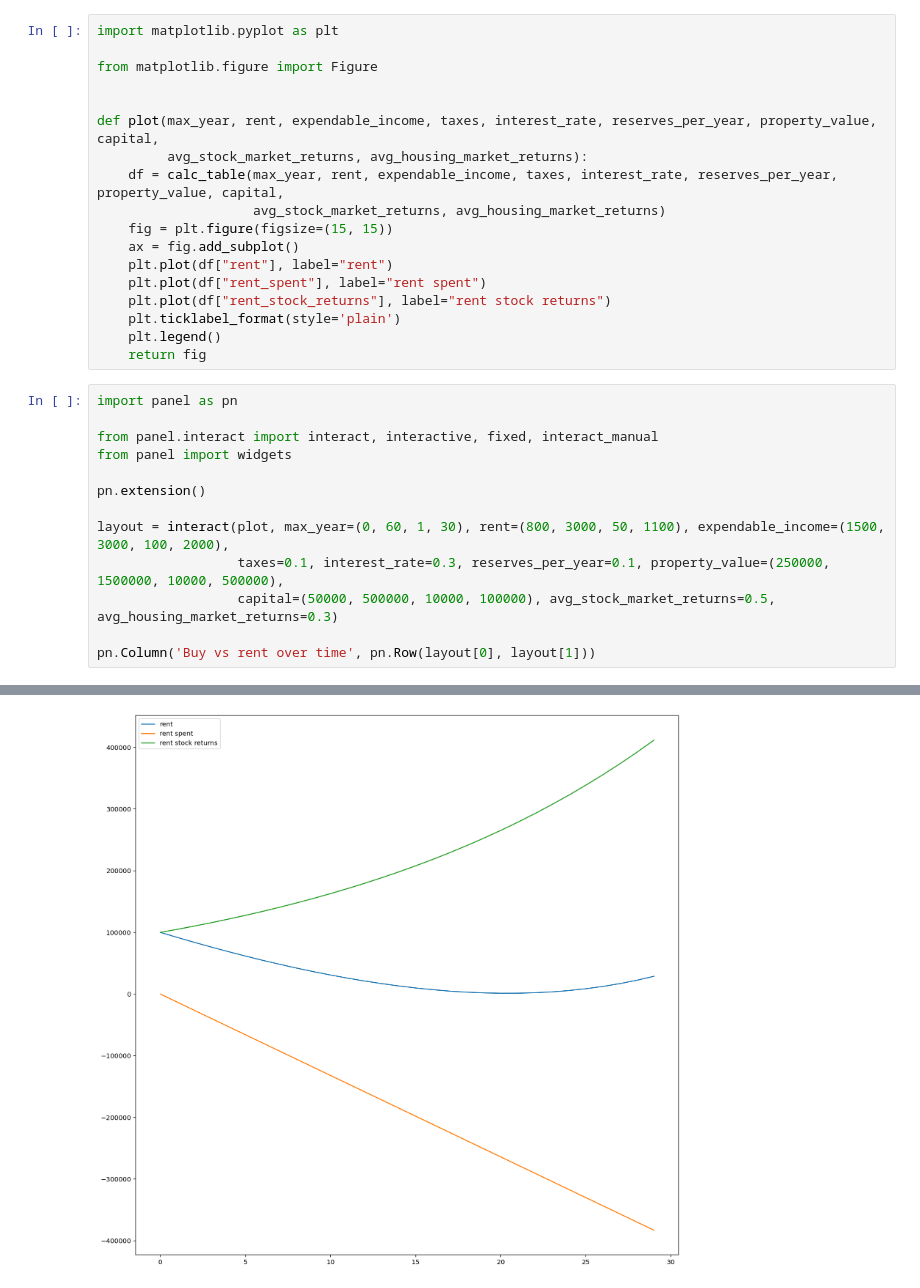
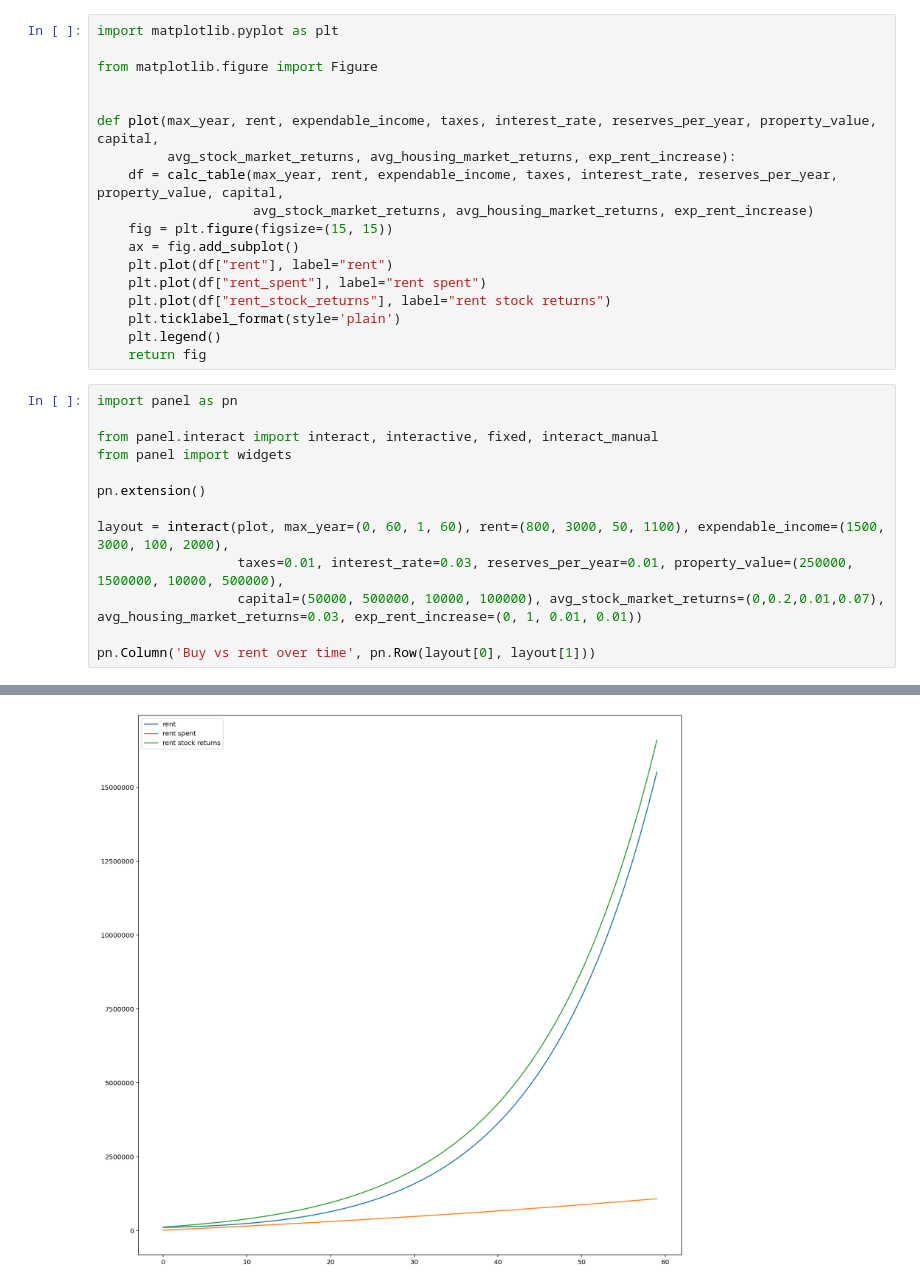
Before and after one commit to AlmostFamiliar/rent-or-buy-calculator, a Jupyter notebook: rent-or-buy.ipynb, the cells around one changed output, grey strips where cells are left out. Drawn from its saved outputs; the diff is of its cells as text.

Commit message:
rent costs

```diff
--- a/rent-or-buy.ipynb
+++ b/rent-or-buy.ipynb
@@ -51,9 +110,9 @@ from matplotlib.figure import Figure
 
 
 def plot(max_year, rent, expendable_income, taxes, interest_rate, reserves_per_year, property_value, capital,
-         avg_stock_market_returns, avg_housing_market_returns):
+         avg_stock_market_returns, avg_housing_market_returns, exp_rent_increase):
     df = calc_table(max_year, rent, expendable_income, taxes, interest_rate, reserves_per_year, property_value, capital,
-                    avg_stock_market_returns, avg_housing_market_returns)
+                    avg_stock_market_returns, avg_housing_market_returns, exp_rent_increase)
     fig = plt.figure(figsize=(15, 15))
     ax = fig.add_subplot()
     plt.plot(df["rent"], label="rent")
@@ -65,18 +124,18 @@ def plot(max_year, rent, expendable_income, taxes, interest_rate, reserves_per_y
 # %%
 import panel as pn
 
 from panel.interact import interact, interactive, fixed, interact_manual
 from panel import widgets
 
 pn.extension()
 
-layout = interact(plot, max_year=(0, 60, 1, 30), rent=(800, 3000, 50, 1100), expendable_income=(1500, 3000, 100, 2000),
-                  taxes=0.1, interest_rate=0.3, reserves_per_year=0.1, property_value=(250000, 1500000, 10000, 500000),
-                  capital=(50000, 500000, 10000, 100000), avg_stock_market_returns=0.5, avg_housing_market_returns=0.3)
+layout = interact(plot, max_year=(0, 60, 1, 60), rent=(800, 3000, 50, 1100), expendable_income=(1500, 3000, 100, 2000),
+                  taxes=0.01, interest_rate=0.03, reserves_per_year=0.01, property_value=(250000, 1500000, 10000, 500000),
+                  capital=(50000, 500000, 10000, 100000), avg_stock_market_returns=(0,0.2,0.01,0.07), avg_housing_market_returns=0.03, exp_rent_increase=(0, 1, 0.01, 0.01))
 
 pn.Column('Buy vs rent over time', pn.Row(layout[0], layout[1]))
 # %% [output]
 [interactive output not drawn]
 [interactive output not drawn]
 [interactive output not drawn]
-[figure, old version]
+[figure, new version]
```
Also changed, not shown: parts of 3 cells of this notebook, 1 other file.
